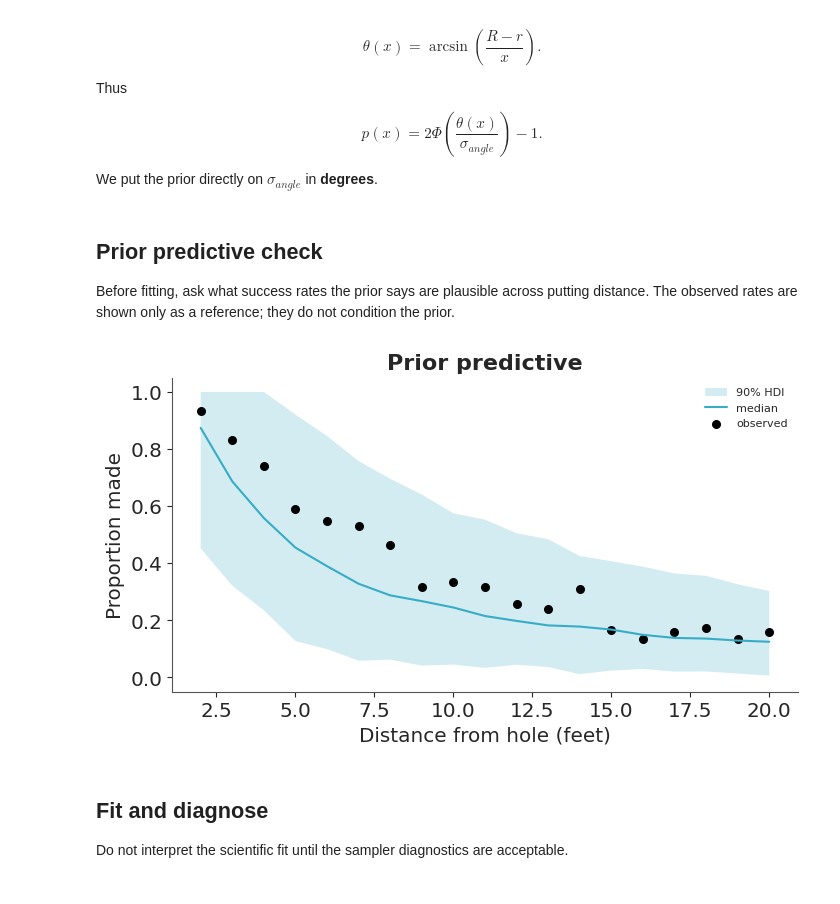
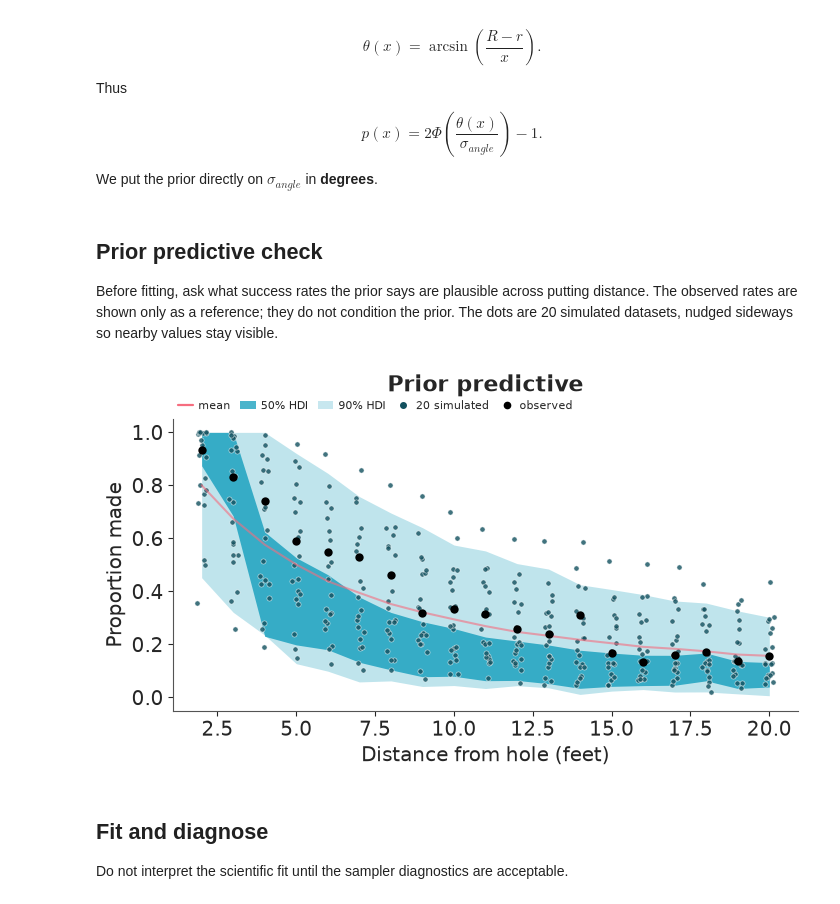
Before and after one commit to opherdonchin/BayesShortCourse, a Jupyter notebook: golf/02_angle_geometry.ipynb, the cells around one changed output. Cells and saved outputs as stored; diff of their text form; code cells hidden in the pictures.

```diff
--- a/golf/02_angle_geometry.ipynb
+++ b/golf/02_angle_geometry.ipynb
@@ -150,7 +172,7 @@ with pm.Model(coords=coords) as model:
 # %% [markdown]
 ## Prior predictive check
 
-Before fitting, ask what success rates the prior says are plausible across putting distance. The observed rates are shown only as a reference; they do not condition the prior.
+Before fitting, ask what success rates the prior says are plausible across putting distance. The observed rates are shown only as a reference; they do not condition the prior. The dots are 20 simulated datasets, nudged sideways so nearby values stay visible.
 # %%
 with model:
     prior = pm.sample_prior_predictive(
@@ -159,13 +181,46 @@ with model:
         random_seed=RANDOM_SEED,
     )
 # %%
-plot_rate(
-    prior["prior_predictive"]["made"] / golf["attempts"].to_numpy(),
-    golf,
-    "Prior predictive",
-);
+# Plot on the rate scale: made / attempts at each distance.
+prior["observed_data"]["rate"] = prior["observed_data"]["made"] / prior["constant_data"]["attempts"]
+prior["prior_predictive"]["rate"] = (
+    prior["prior_predictive"]["made"] / prior["constant_data"]["attempts"]
+)
+prior_datasets = azb.extract(
+    prior,
+    group="prior_predictive",
+    var_names="rate",
+    num_samples=20,
+    random_seed=RANDOM_SEED,
+)
+
+azp.plot_lm(
+    prior,
+    x="distance",
+    y="rate",
+    y_obs="rate",
+    group="prior_predictive",
+    plot_dim="obs_id",
+    ci_prob=(0.50, 0.90),
+    ci_kind="hdi",
+    point_estimate="mean",
+    smooth=False,
+    figure_kwargs={"figsize": (7, 4)},
+    visuals={
+        "pe_line": {"color": "C1"},
+        "ci_band": {"color": "C0"},
+        "observed_scatter": {"color": "black", "alpha": 1, "zorder": 3},
+    },
+)
+
+ax = plt.gca()
+plot_simulated_datasets(ax, golf["distance_ft"], prior_datasets)
+ax.set(xlabel="Distance from hole (feet)", ylabel="Proportion made", ylim=(-0.05, 1.05))
+ax.set_title("Prior predictive", pad=20)  # leave room for the legend
+add_interval_legend(ax, line_label="mean", draws_label="20 simulated", draws_as_points=True)
+plt.show()
 # %% [output]
-[figure, old version]
+[figure, new version]
 # %% [markdown]
 ## Fit and diagnose
 
```
Also changed, not shown: parts of 10 cells of this notebook, 8 other files.
